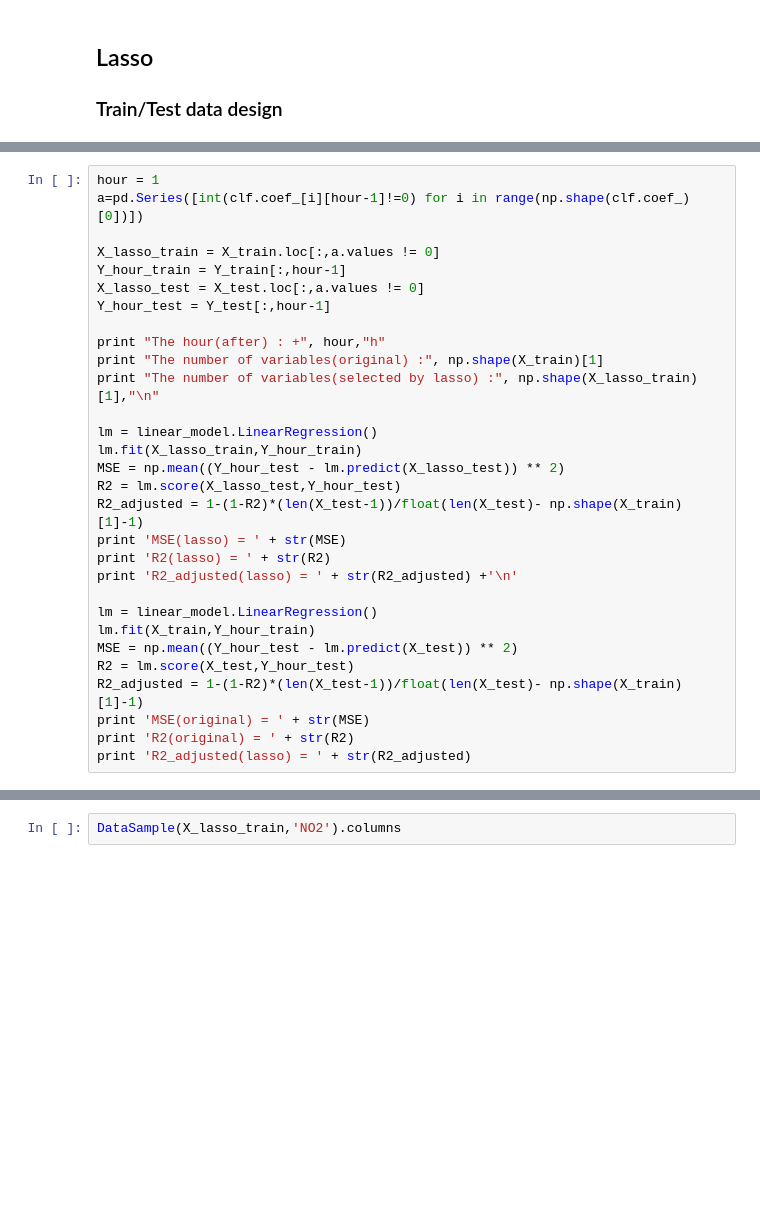
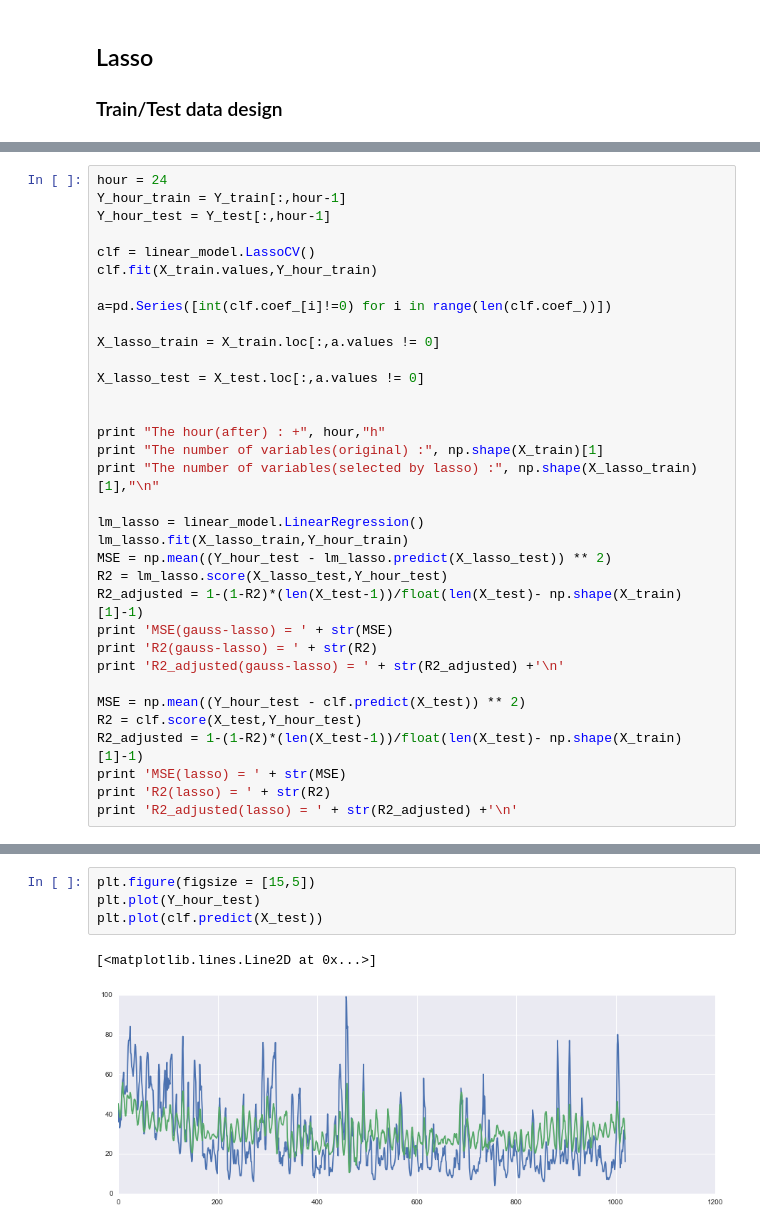
Before and after one commit to MGIMM/Predict-pollution-in-an-asian-megacity, a Jupyter notebook: Lasso for NO2.ipynb, the cells around one changed output, grey strips where cells are left out. Saved outputs shown, nothing was run; the diff lists cells and outputs as text; blank space fills up the shorter version.

```diff
--- a/Lasso for NO2.ipynb
+++ b/Lasso for NO2.ipynb
@@ -165,31 +133,35 @@ plt.hist([clf.coef_[i][hour-1] for i in range(np.shape(clf.coef_)[0])], bins = 1
 # %%
-hour = 1
-a=pd.Series([int(clf.coef_[i][hour-1]!=0) for i in range(np.shape(clf.coef_)[0])])
+hour = 24
+Y_hour_train = Y_train[:,hour-1]
+Y_hour_test = Y_test[:,hour-1]
+
+clf = linear_model.LassoCV()
+clf.fit(X_train.values,Y_hour_train)
+
+a=pd.Series([int(clf.coef_[i]!=0) for i in range(len(clf.coef_))])
 
 X_lasso_train = X_train.loc[:,a.values != 0]
-Y_hour_train = Y_train[:,hour-1]
+
 X_lasso_test = X_test.loc[:,a.values != 0]
-Y_hour_test = Y_test[:,hour-1]
+
 
 print "The hour(after) : +", hour,"h"
 print "The number of variables(original) :", np.shape(X_train)[1]
 print "The number of variables(selected by lasso) :", np.shape(X_lasso_train)[1],"\n"
 
-lm = linear_model.LinearRegression()
-lm.fit(X_lasso_train,Y_hour_train)
-MSE = np.mean((Y_hour_test - lm.predict(X_lasso_test)) ** 2)
-R2 = lm.score(X_lasso_test,Y_hour_test)
+lm_lasso = linear_model.LinearRegression()
+lm_lasso.fit(X_lasso_train,Y_hour_train)
+MSE = np.mean((Y_hour_test - lm_lasso.predict(X_lasso_test)) ** 2)
+R2 = lm_lasso.score(X_lasso_test,Y_hour_test)
+R2_adjusted = 1-(1-R2)*(len(X_test-1))/float(len(X_test)- np.shape(X_train)[1]-1)
+print 'MSE(gauss-lasso) = ' + str(MSE)
+print 'R2(gauss-lasso) = ' + str(R2)
+print 'R2_adjusted(gauss-lasso) = ' + str(R2_adjusted) +'\n'
+
+MSE = np.mean((Y_hour_test - clf.predict(X_test)) ** 2)
+R2 = clf.score(X_test,Y_hour_test)
 R2_adjusted = 1-(1-R2)*(len(X_test-1))/float(len(X_test)- np.shape(X_train)[1]-1)
 print 'MSE(lasso) = ' + str(MSE)
 print 'R2(lasso) = ' + str(R2)
 print 'R2_adjusted(lasso) = ' + str(R2_adjusted) +'\n'
-
-lm = linear_model.LinearRegression()
-lm.fit(X_train,Y_hour_train)
-MSE = np.mean((Y_hour_test - lm.predict(X_test)) ** 2)
-R2 = lm.score(X_test,Y_hour_test)
-R2_adjusted = 1-(1-R2)*(len(X_test-1))/float(len(X_test)- np.shape(X_train)[1]-1)
-print 'MSE(original) = ' + str(MSE)
-print 'R2(original) = ' + str(R2)
-print 'R2_adjusted(lasso) = ' + str(R2_adjusted)
 # %% [output]
@@ -207,2 +179,7 @@ R2_adjusted(lasso) = 0.589539349078
-# %%
-DataSample(X_lasso_train,'NO2').columns
+# %%
+plt.figure(figsize = [15,5])
+plt.plot(Y_hour_test)
+plt.plot(clf.predict(X_test))
+# %% [output]
+[<matplotlib.lines.Line2D at 0x...>]
+[figure, added]
```
Also changed, not shown: parts of 23 cells of this notebook, 2 other files.
